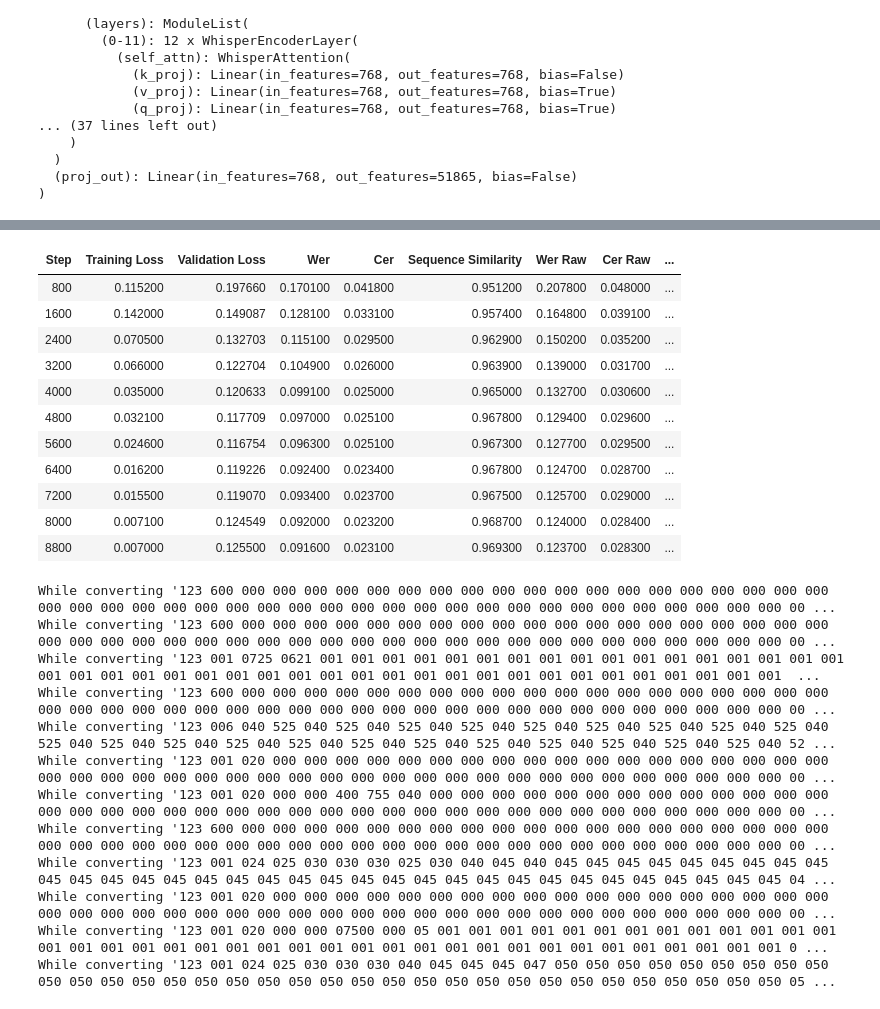
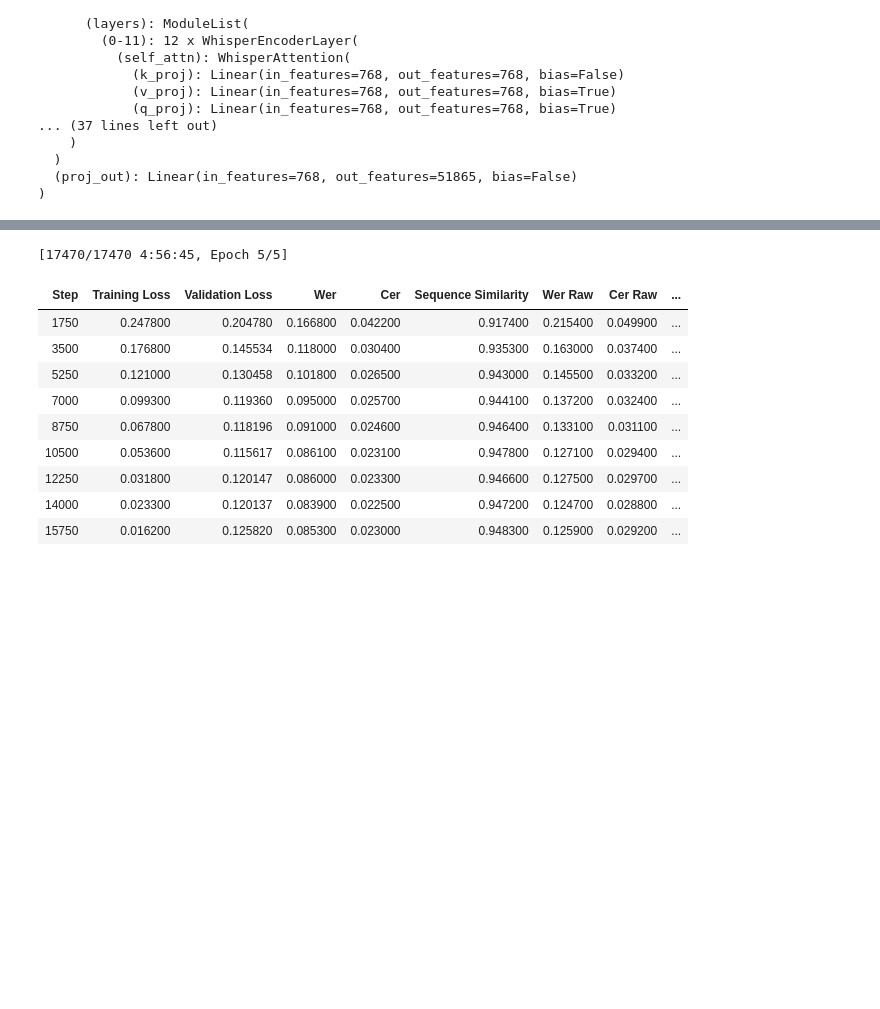
Before and after one commit to HaidarChaito/uzbek-automatic-speech-recognition, a Jupyter notebook: notebooks/whisper_small_fine_tuning_part1.ipynb, the cells around one changed output, grey strips where cells are left out. Drawn from its saved outputs; the diff is of its cells as text; code cells hidden in the pictures; blank space fills up the shorter version.

Commit message:
Add Whisper small fine-tuning first stage results (Read speech: 5.46-9.28% WER, conversation speech: 16.02-16.21% WER)

```diff
--- a/notebooks/whisper_small_fine_tuning_part1.ipynb
+++ b/notebooks/whisper_small_fine_tuning_part1.ipynb
@@ -20,10 +20,10 @@ from transformers import (
 from datasets import Dataset, DatasetDict, Audio
 
 DATASET_DIR = "../datasets"
-DATASET_PATH = os.path.join(DATASET_DIR, "combined__case_sensitive.csv")
+DATASET_PATH = os.path.join(DATASET_DIR, "combined__case_sensitive_part1.csv")
 SEED = 137
 
-OUTPUT_DIR = "../outputs"
+OUTPUT_DIR = "../outputs/part1"
 PROCESSED_DATASET_DIR = os.path.abspath(os.path.join(OUTPUT_DIR, "processed_uzbek_asr_dataset"))
 LOGS_DIR = os.path.abspath(os.path.join(OUTPUT_DIR, "logs"))
 MODEL_CHECKPOINTS_PATH = os.path.abspath(os.path.join(OUTPUT_DIR, "whisper-uzbek-small"))
@@ -343,5 +424,5 @@ plt.show()
 # %%
-from scripts import similarity_metrics
+from scripts.whisper_utils import evaluate_by_dataset
 
 
 def compute_metrics(pred):
@@ -349,18 +430,19 @@ def compute_metrics(pred):
     Compute metrics using Uzbek text normalizer
     Reports both normalized and raw WER
     """
-    pred_ids = pred.predictions
-    label_ids = pred.label_ids
+    results = evaluate_by_dataset(pred, processor, dataset["validation"])
+    for ds_name, ds_metrics in results["by_dataset"].items():
+        # Flatten by_dataset metrics with prefixes
+        for metric_name, value in ds_metrics.items():
+            # Simplify dataset breakdown metrics (keep only wer and wer_raw)
+            if "wer" not in metric_name:
+                continue
+            results[f"{ds_name}_{metric_name}"] = value
 
-    # Replace -100 with pad token id
-    label_ids[label_ids == -100] = processor.tokenizer.pad_token_id
+    del results["by_dataset"]
 
-    # Decode predictions and labels in batch (more efficient)
-    preds_str = processor.batch_decode(pred_ids, skip_special_tokens=True)
-    labels_str = processor.batch_decode(label_ids, skip_special_tokens=True)
-
-    # Return corpus-level (macro-averaging) metrics
-    return similarity_metrics.calculate_batch(labels_str, preds_str)
+    # Return corpus-level (macro-averaging), by dataset metrics
+    return results
 # %%
 from dataclasses import dataclass
 from typing import Any, Dict, List, Union
@@ -417,24 +499,24 @@ def train_model(model, processor, dataset):
 
         # TODO: change for full dataset: save_steps, eval_steps, warmup_steps
         # Model checkpointing
-        save_total_limit=3,  # Keep only 3 best checkpoints
+        save_total_limit=4,  # Keep only 4 best checkpoints
         save_strategy="steps",
-        save_steps=800,  # Save checkpoint every 800 steps (~ 2.3x per epoch)
+        save_steps=1750,  # Save checkpoint every 1750 steps (~ 2x per epoch)
         eval_strategy="steps",
-        eval_steps=800,  # Save checkpoint every 800 steps (~ 2.3x per epoch)
+        eval_steps=1750,  # Save checkpoint every 1750 steps (~ 2x per epoch)
         load_best_model_at_end=True,
         metric_for_best_model="wer",  # Primary metric
         greater_is_better=False,  # Lower WER is better
 
         # Batch size - optimized for A6000 48GB
-        # Effective batch size = per_device_train_batch_size * gradient_accumulation_steps = 48
-        per_device_train_batch_size=48,
+        # Effective batch size = per_device_train_batch_size * gradient_accumulation_steps = 32
+        per_device_train_batch_size=32,
         gradient_accumulation_steps=1,  # If you have smaller VRAM, you can simulate larger batch size
-        per_device_eval_batch_size=256,  # Can be larger for eval (no gradients)
+        per_device_eval_batch_size=128,  # Can be larger for eval (no gradients)
 
         # Learning rate and schedule
         learning_rate=1e-5,
-        warmup_steps=500,
+        warmup_steps=1000,
         weight_decay=0.01,  # Add L2 regularization
         max_grad_norm=1.0,  # Gradient clipping
 
@@ -568,24 +657,11 @@ Monitor: tensorboard --logdir /root/uzbek-automatic-speech-recognition/outputs/l
+[17470/17470 4:56:45, Epoch 5/5]
 | Step | Training Loss | Validation Loss | Wer | Cer | Sequence Similarity | Wer Raw | Cer Raw | ... |
-| 800 | 0.115200 | 0.197660 | 0.170100 | 0.041800 | 0.951200 | 0.207800 | 0.048000 | ... |
-| 1600 | 0.142000 | 0.149087 | 0.128100 | 0.033100 | 0.957400 | 0.164800 | 0.039100 | ... |
-| 2400 | 0.070500 | 0.132703 | 0.115100 | 0.029500 | 0.962900 | 0.150200 | 0.035200 | ... |
-| 3200 | 0.066000 | 0.122704 | 0.104900 | 0.026000 | 0.963900 | 0.139000 | 0.031700 | ... |
-| 4000 | 0.035000 | 0.120633 | 0.099100 | 0.025000 | 0.965000 | 0.132700 | 0.030600 | ... |
-| 4800 | 0.032100 | 0.117709 | 0.097000 | 0.025100 | 0.967800 | 0.129400 | 0.029600 | ... |
-| 5600 | 0.024600 | 0.116754 | 0.096300 | 0.025100 | 0.967300 | 0.127700 | 0.029500 | ... |
-| 6400 | 0.016200 | 0.119226 | 0.092400 | 0.023400 | 0.967800 | 0.124700 | 0.028700 | ... |
-| 7200 | 0.015500 | 0.119070 | 0.093400 | 0.023700 | 0.967500 | 0.125700 | 0.029000 | ... |
-| 8000 | 0.007100 | 0.124549 | 0.092000 | 0.023200 | 0.968700 | 0.124000 | 0.028400 | ... |
-| 8800 | 0.007000 | 0.125500 | 0.091600 | 0.023100 | 0.969300 | 0.123700 | 0.028300 | ... |
+| 1750 | 0.247800 | 0.204780 | 0.166800 | 0.042200 | 0.917400 | 0.215400 | 0.049900 | ... |
+| 3500 | 0.176800 | 0.145534 | 0.118000 | 0.030400 | 0.935300 | 0.163000 | 0.037400 | ... |
+| 5250 | 0.121000 | 0.130458 | 0.101800 | 0.026500 | 0.943000 | 0.145500 | 0.033200 | ... |
+| 7000 | 0.099300 | 0.119360 | 0.095000 | 0.025700 | 0.944100 | 0.137200 | 0.032400 | ... |
+| 8750 | 0.067800 | 0.118196 | 0.091000 | 0.024600 | 0.946400 | 0.133100 | 0.031100 | ... |
+| 10500 | 0.053600 | 0.115617 | 0.086100 | 0.023100 | 0.947800 | 0.127100 | 0.029400 | ... |
+| 12250 | 0.031800 | 0.120147 | 0.086000 | 0.023300 | 0.946600 | 0.127500 | 0.029700 | ... |
+| 14000 | 0.023300 | 0.120137 | 0.083900 | 0.022500 | 0.947200 | 0.124700 | 0.028800 | ... |
+| 15750 | 0.016200 | 0.125820 | 0.085300 | 0.023000 | 0.948300 | 0.125900 | 0.029200 | ... |
-While converting '123 600 000 000 000 000 000 000 000 000 000 000 000 000 000 000 000 000 000 000 000 000 000 000 000 000 000 000 000 000 000 000 000 000 000 000 000 000 000 000 000 000 000 000 000 00 ...
-While converting '123 600 000 000 000 000 000 000 000 000 000 000 000 000 000 000 000 000 000 000 000 000 000 000 000 000 000 000 000 000 000 000 000 000 000 000 000 000 000 000 000 000 000 000 000 00 ...
-While converting '123 001 0725 0621 001 001 001 001 001 001 001 001 001 001 001 001 001 001 001 001 001 001 001 001 001 001 001 001 001 001 001 001 001 001 001 001 001 001 001 001 001 001 001 001 001  ...
-While converting '123 600 000 000 000 000 000 000 000 000 000 000 000 000 000 000 000 000 000 000 000 000 000 000 000 000 000 000 000 000 000 000 000 000 000 000 000 000 000 000 000 000 000 000 000 00 ...
-While converting '123 006 040 525 040 525 040 525 040 525 040 525 040 525 040 525 040 525 040 525 040 525 040 525 040 525 040 525 040 525 040 525 040 525 040 525 040 525 040 525 040 525 040 525 040 52 ...
-While converting '123 001 020 000 000 000 000 000 000 000 000 000 000 000 000 000 000 000 000 000 000 000 000 000 000 000 000 000 000 000 000 000 000 000 000 000 000 000 000 000 000 000 000 000 000 00 ...
-While converting '123 001 020 000 000 400 755 040 000 000 000 000 000 000 000 000 000 000 000 000 000 000 000 000 000 000 000 000 000 000 000 000 000 000 000 000 000 000 000 000 000 000 000 000 000 00 ...
-While converting '123 600 000 000 000 000 000 000 000 000 000 000 000 000 000 000 000 000 000 000 000 000 000 000 000 000 000 000 000 000 000 000 000 000 000 000 000 000 000 000 000 000 000 000 000 00 ...
-While converting '123 001 024 025 030 030 030 025 030 040 045 040 045 045 045 045 045 045 045 045 045 045 045 045 045 045 045 045 045 045 045 045 045 045 045 045 045 045 045 045 045 045 045 045 045 04 ...
-While converting '123 001 020 000 000 000 000 000 000 000 000 000 000 000 000 000 000 000 000 000 000 000 000 000 000 000 000 000 000 000 000 000 000 000 000 000 000 000 000 000 000 000 000 000 000 00 ...
-While converting '123 001 020 000 000 07500 000 05 001 001 001 001 001 001 001 001 001 001 001 001 001 001 001 001 001 001 001 001 001 001 001 001 001 001 001 001 001 001 001 001 001 001 001 001 001 0 ...
-While converting '123 001 024 025 030 030 030 040 045 045 045 047 050 050 050 050 050 050 050 050 050 050 050 050 050 050 050 050 050 050 050 050 050 050 050 050 050 050 050 050 050 050 050 050 050 05 ...
```
Also changed, not shown: parts of 10 cells of this notebook, 1 other file.
